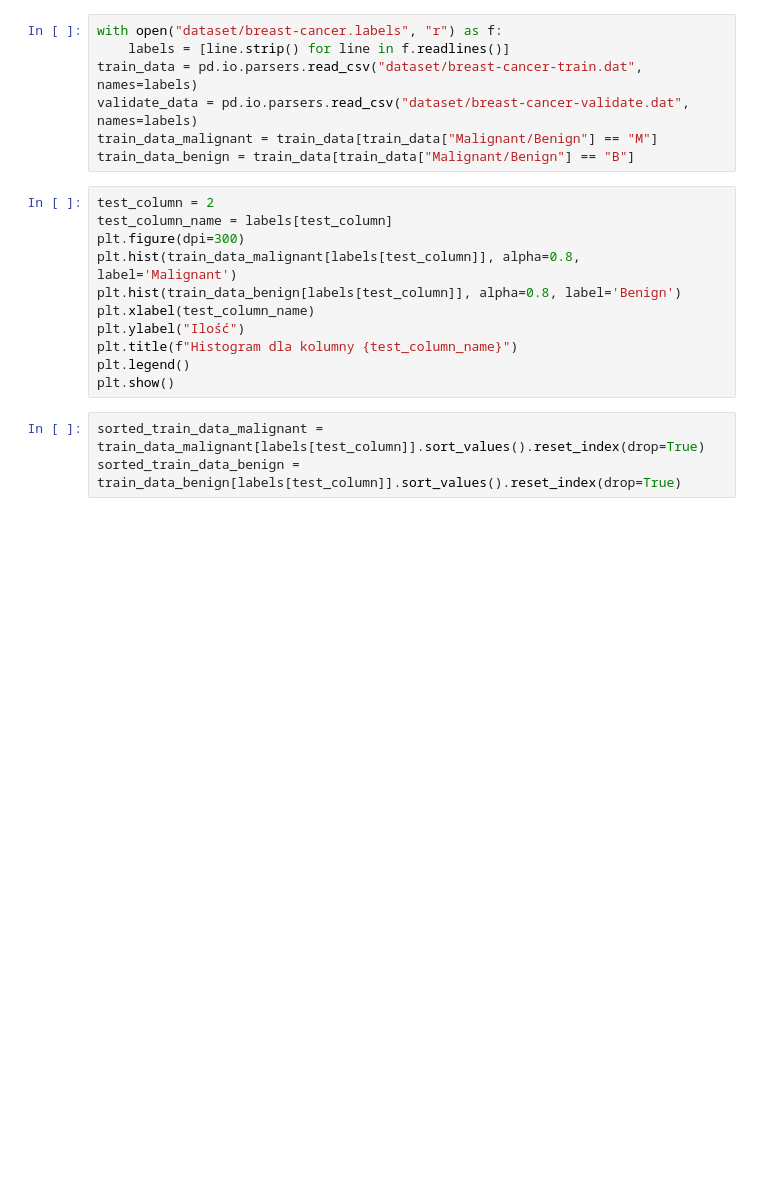
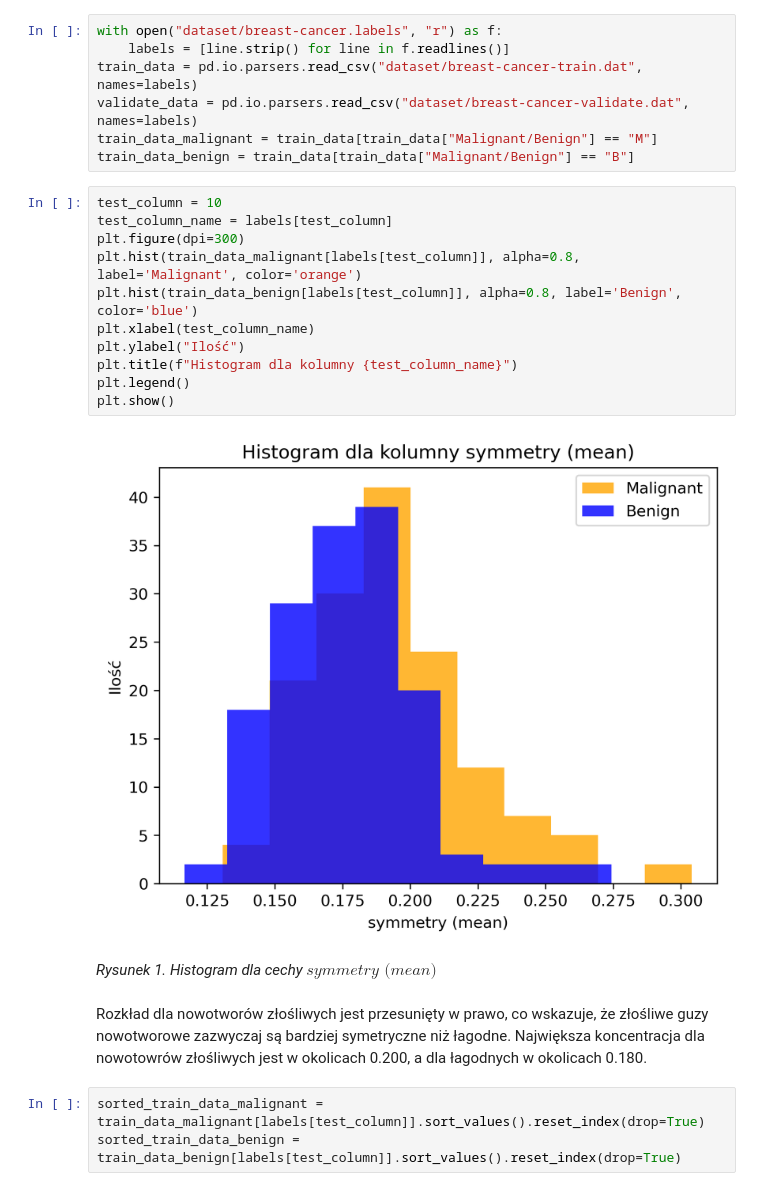
Before and after one commit to lythx/MOWNIT, a Jupyter notebook: lab2/zad1.ipynb, the cells around one changed output. Drawn from its saved outputs; the diff is of its cells as text; blank space fills up the shorter version.

```diff
--- a/lab2/zad1.ipynb
+++ b/lab2/zad1.ipynb
@@ -15,16 +23,22 @@ validate_data = pd.io.parsers.read_csv("dataset/breast-cancer-validate.dat", nam
 train_data_malignant = train_data[train_data["Malignant/Benign"] == "M"]
 train_data_benign = train_data[train_data["Malignant/Benign"] == "B"]
 # %%
-test_column = 2
+test_column = 10
 test_column_name = labels[test_column]
 plt.figure(dpi=300)
-plt.hist(train_data_malignant[labels[test_column]], alpha=0.8, label='Malignant')
-plt.hist(train_data_benign[labels[test_column]], alpha=0.8, label='Benign')
+plt.hist(train_data_malignant[labels[test_column]], alpha=0.8, label='Malignant', color='orange')
+plt.hist(train_data_benign[labels[test_column]], alpha=0.8, label='Benign', color='blue')
 plt.xlabel(test_column_name)
 plt.ylabel("Ilość")
 plt.title(f"Histogram dla kolumny {test_column_name}")
 plt.legend()
 plt.show()
+# %% [output]
+[figure, added]
+# %% [markdown]
+*Rysunek 1. Histogram dla cechy $\textit{symmetry (mean)}$*
+# %% [markdown]
+Rozkład dla nowotworów złośliwych jest przesunięty w prawo, co wskazuje, że złośliwe guzy nowotworowe zazwyczaj są bardziej symetryczne niż łagodne. Największa koncentracja dla nowotowrów złośliwych jest w okolicach 0.200, a dla łagodnych w okolicach 0.180.
 # %%
 sorted_train_data_malignant = train_data_malignant[labels[test_column]].sort_values().reset_index(drop=True)
 sorted_train_data_benign = train_data_benign[labels[test_column]].sort_values().reset_index(drop=True)
```
Also changed, not shown: parts of 12 cells of this notebook, 3 other files.
